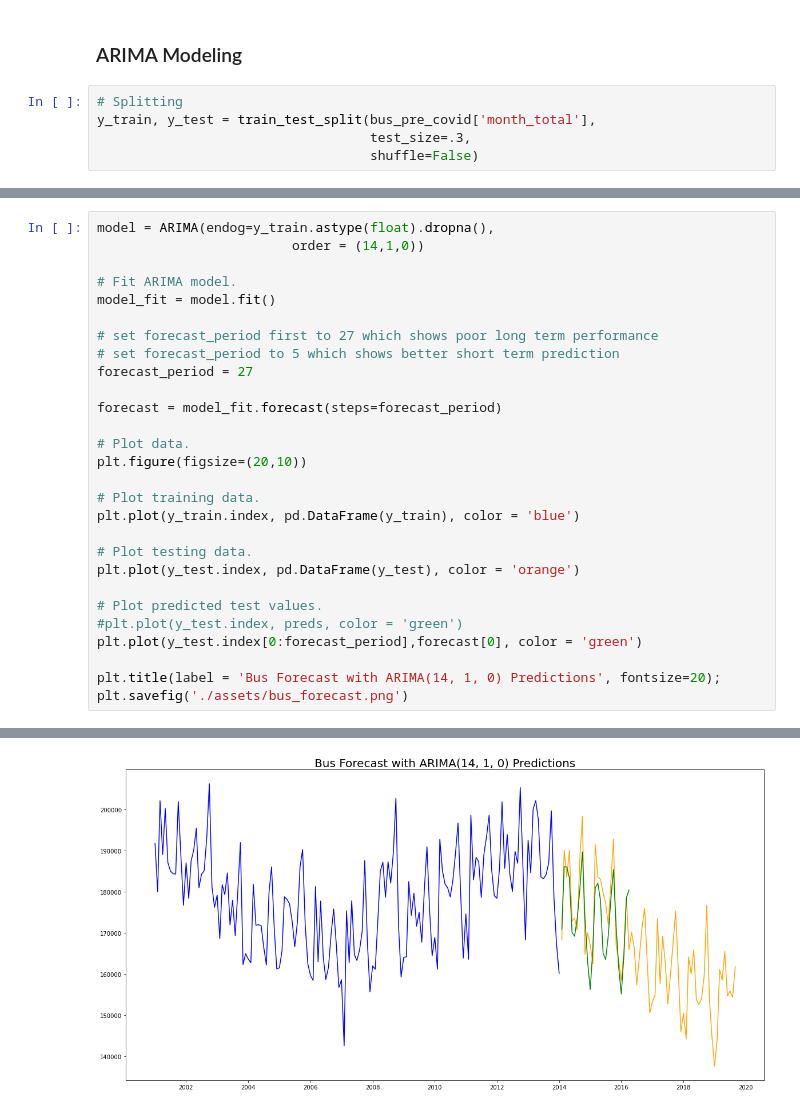
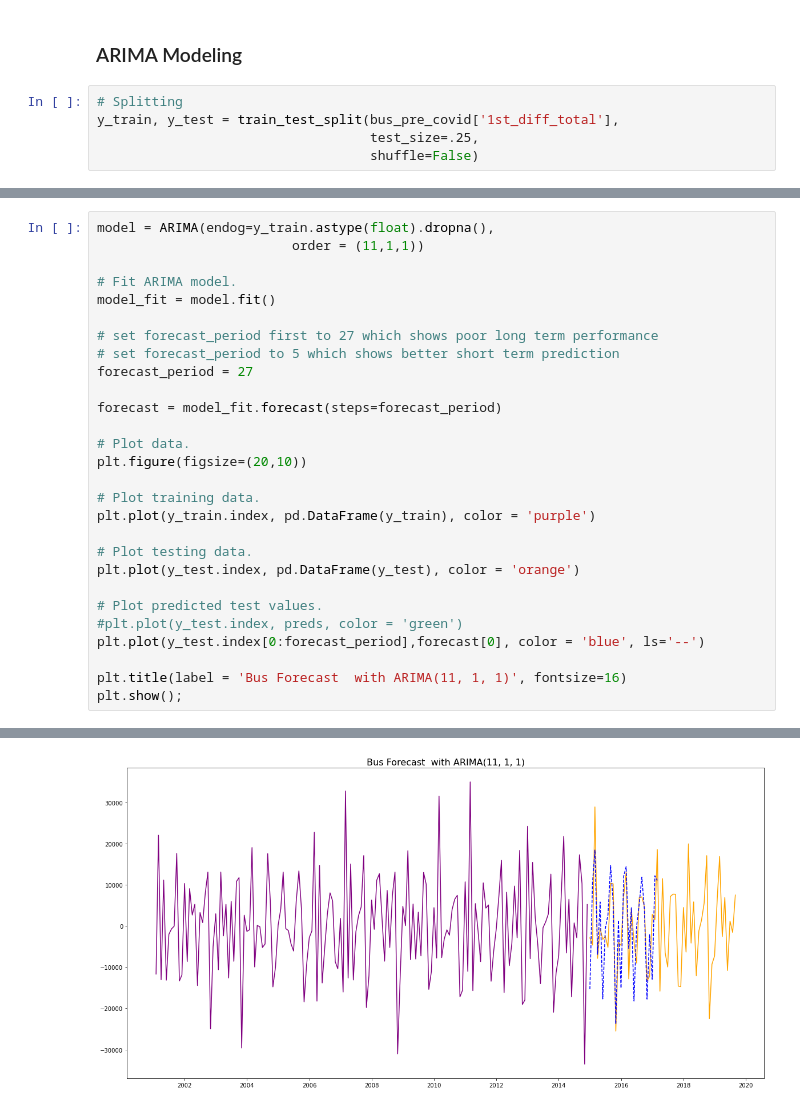
Before and after one commit to LamSingkit/Chicago_public_transport_project, a Jupyter notebook: afsara's folder/Time-Series on Avg Bus.ipynb, the cells around one changed output, grey strips where cells are left out. Saved outputs shown, nothing was run; the diff lists cells and outputs as text.

Commit message:
fixes to arima modelsand added seasonal bus forecast

```diff
--- a/afsara's folder/Time-Series on Avg Bus.ipynb
+++ b/afsara's folder/Time-Series on Avg Bus.ipynb
@@ -159,8 +142,8 @@ dtype: float64
 ### ARIMA Modeling
 # %%
 # Splitting
-y_train, y_test = train_test_split(bus_pre_covid['month_total'],
-                                   test_size=.3,
+y_train, y_test = train_test_split(bus_pre_covid['1st_diff_total'],
+                                   test_size=.25,
                                    shuffle=False)
 # %%
 #Finding best model params.
@@ -319,6 +325,6 @@ warnings.filterwarnings('ignore', 'statsmodels.tsa.arima_model.ARIMA',
 # %%
 model = ARIMA(endog=y_train.astype(float).dropna(),
-                         order = (14,1,0))
+                         order = (11,1,1))
 
 # Fit ARIMA model.
 model_fit = model.fit()
@@ -333,17 +339,17 @@ forecast = model_fit.forecast(steps=forecast_period)
 plt.figure(figsize=(20,10))
 
 # Plot training data.
-plt.plot(y_train.index, pd.DataFrame(y_train), color = 'blue')
+plt.plot(y_train.index, pd.DataFrame(y_train), color = 'purple')
 
 # Plot testing data.
 plt.plot(y_test.index, pd.DataFrame(y_test), color = 'orange')
 
 # Plot predicted test values.
 #plt.plot(y_test.index, preds, color = 'green')
-plt.plot(y_test.index[0:forecast_period],forecast[0], color = 'green')
+plt.plot(y_test.index[0:forecast_period],forecast[0], color = 'blue', ls='--')
 
-plt.title(label = 'Bus Forecast with ARIMA(14, 1, 0) Predictions', fontsize=20);
-plt.savefig('./assets/bus_forecast.png')
+plt.title(label = 'Bus Forecast  with ARIMA(11, 1, 1)', fontsize=16)
+plt.show();
 # %% [output]
 statsmodels.tsa.arima_model.ARMA and statsmodels.tsa.arima_model.ARIMA have
 been deprecated in favor of statsmodels.tsa.arima.model.ARIMA (note the .
@@ -362,5 +367,5 @@ warnings.filterwarnings('ignore', 'statsmodels.tsa.arima_model.ARMA',
 warnings.filterwarnings('ignore', 'statsmodels.tsa.arima_model.ARIMA',
                         FutureWarning)
 
   warnings.warn(ARIMA_DEPRECATION_WARN, FutureWarning)
-[figure, old version]
+[figure, new version]
```
Also changed, not shown: parts of 6 cells of this notebook, 3 other files.
